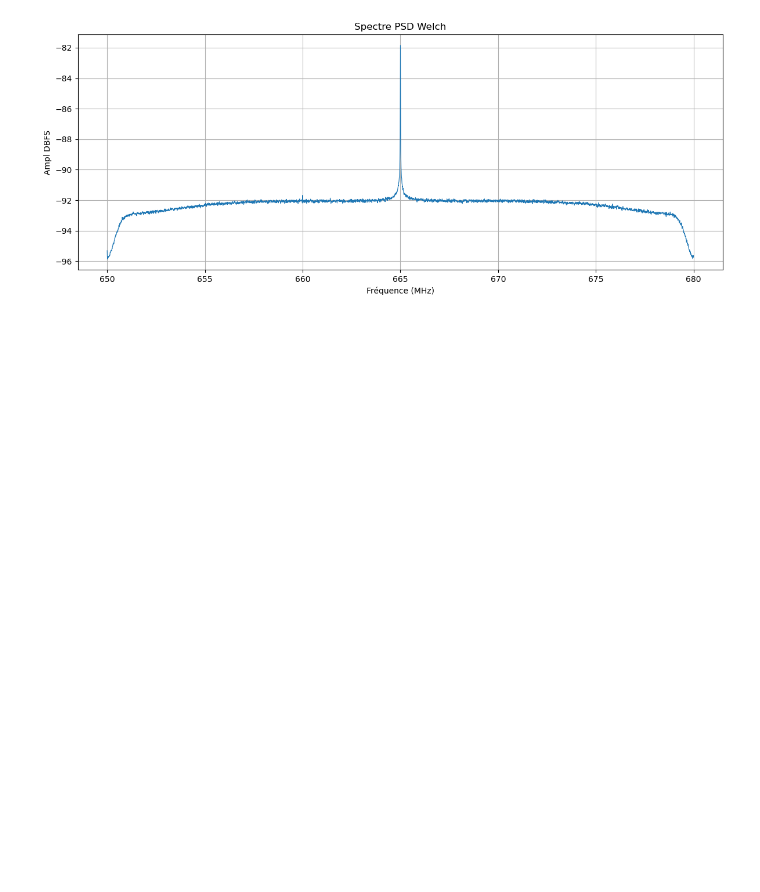
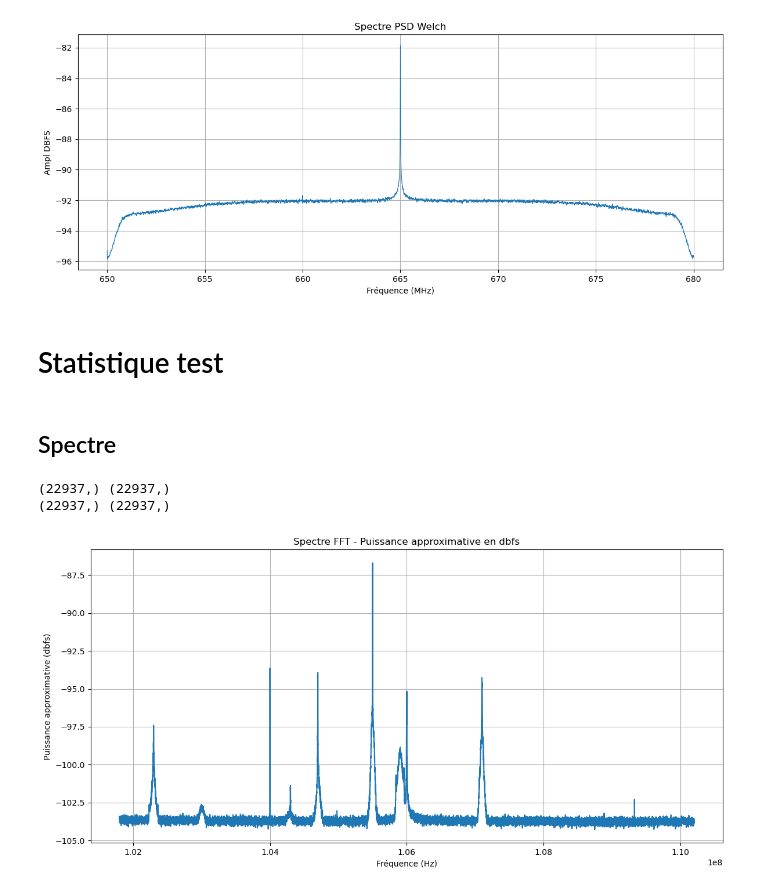
Before and after one commit to yousefBens/SDR_PRPD, a Jupyter notebook: Learn.ipynb, the cells around one changed output. Saved outputs shown, nothing was run; the diff lists cells and outputs as text; code cells hidden in the pictures; blank space fills up the shorter version.

```diff
--- a/Learn.ipynb
+++ b/Learn.ipynb
@@ -830,3 +830,7 @@ f, amp = compute_spectrum(samples, RATE, FREQ)
 plot_spectrum(f, amp)
 # %% [output]
 [figure]
+# %% [markdown]
+# Statistique test
+# %% [markdown]
+## Spectre
@@ -832,0 +846,28 @@ plot_spectrum(f, amp)
+# %%
+data_With = np.load("/home/yousef/Documents/testing_scripts/GEVernova/After_Aix/CAL2B_files/spectrum_With_DP.npz")
+data_None = np.load("/home/yousef/Documents/testing_scripts/GEVernova/After_Aix/CAL2B_files/spectrum_None_DP.npz")
+
+freqs_With = data_With["freqs"]
+psd_With = data_With["psd"]
+
+freqs_None = data_None["freqs"]
+psd_None = data_None["psd"]
+
+print(freqs_With.shape, psd_With.shape)
+print(freqs_None.shape, psd_None.shape)
+# %% [output]
+(22937,) (22937,)
+(22937,) (22937,)
+# %%
+plt.figure(figsize=(12,6))
+# plt.plot(freqs_With, psd_With)
+plt.plot(freqs_None, psd_None)
+plt.title(f"Spectre FFT - Puissance approximative en dbfs")
+plt.xlabel("Fréquence (Hz)")
+plt.ylabel(f"Puissance approximative (dbfs)")
+plt.grid(True)
+
+plt.tight_layout()
+plt.show()
+# %% [output]
+[figure, added]
```
Also changed, not shown: parts of 47 cells of this notebook, 9 other files.
